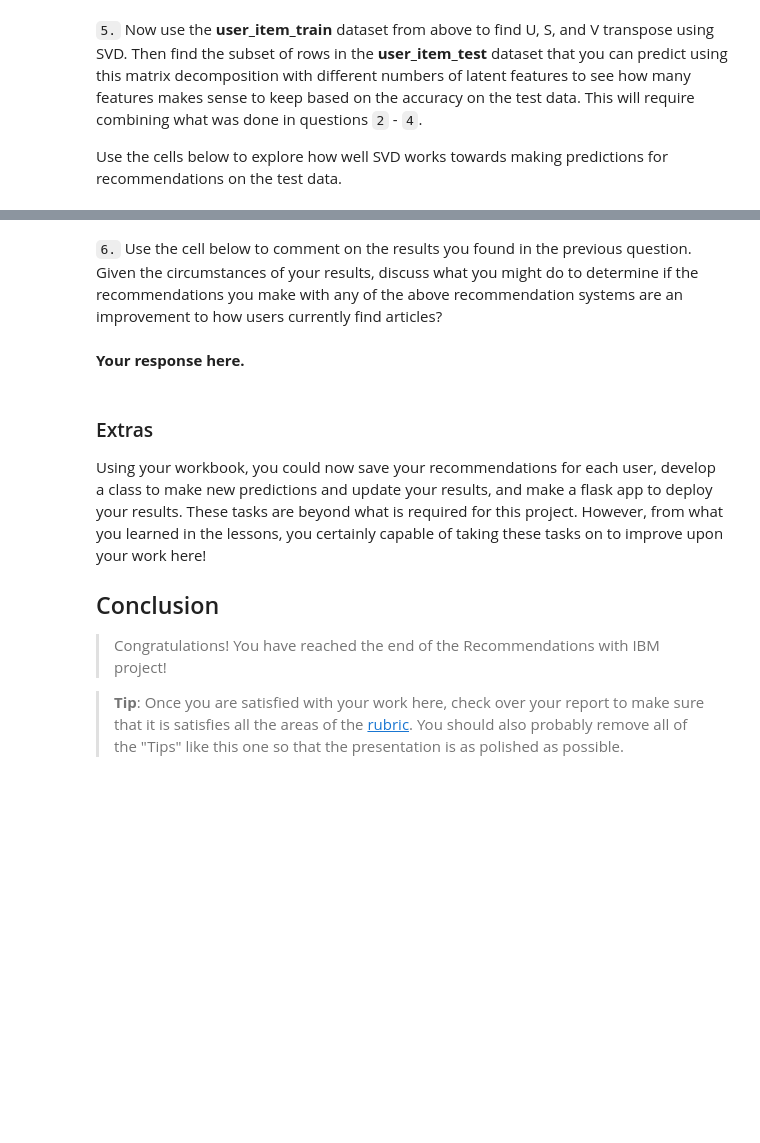
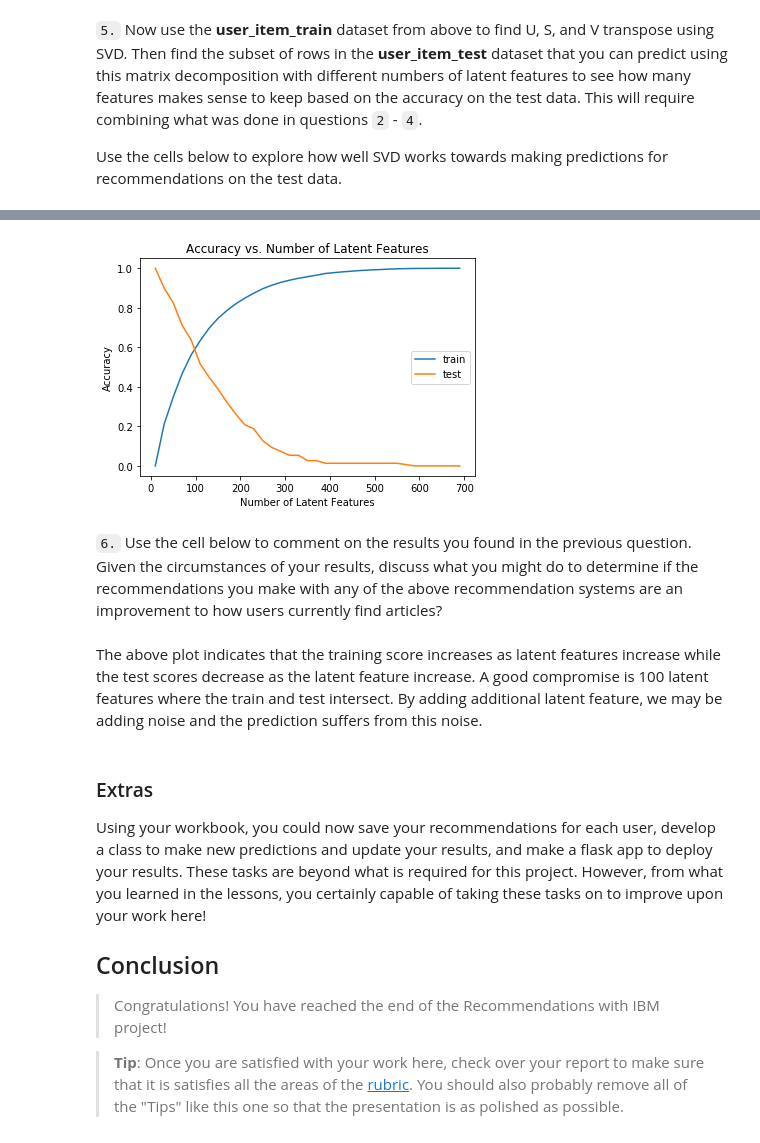
Before and after one commit to ocrush/data_science, a Jupyter notebook: recommendation_system/recommendations_with_ibm.ipynb, the cells around one changed output, grey strips where cells are left out. Drawn from its saved outputs; the diff is of its cells as text; code cells hidden in the pictures; blank space fills up the shorter version.

Commit message:
Finished required parts * user-user and svd recommendation system * plot for svd recommendation scores

```diff
--- a/recommendation_system/recommendations_with_ibm.ipynb
+++ b/recommendation_system/recommendations_with_ibm.ipynb
@@ -668,0 +1080,5 @@ u_train, s_train, vt_train = # fit svd similar to above then use the cells below
+# %%
+u_test = u_train[user_item_train.index.isin(user_item_test.index),:]
+# %%
+common_articles = (user_item_test.columns.isin(user_item_train.columns))
+common_articles[:10]
@@ -668,0 +1091,3 @@ u_train, s_train, vt_train = # fit svd similar to above then use the cells below
+# %%
+vt_test = vt_train[:, common_articles]
+vt_test
@@ -669,7 +1118,46 @@ u_train, s_train, vt_train = # fit svd similar to above then use the cells below
+# %%
+def normalize_data(data):
+    return (data - np.min(data)) / (np.max(data) - np.min(data))
+# %%
+num_latent_feats = np.arange(10,700+10,20)
+
+sum_train_errs = []
+sum_test_errs = []
+
+for k in num_latent_feats:
+    # restructure with k latent features
+    s_new, u_new, vt_new = np.diag(s_train[:k]), u_train[:, :k], vt_train[:k, :]
+    #### TRAIN
+    # take dot product
+    user_item_train_est = np.around(np.dot(np.dot(u_new, s_new), vt_new))
+    # compute error for each prediction to actual value
+    train_diffs = np.subtract(user_item_train, user_item_train_est)
+    # total errors and keep track of them
+    train_err = np.sum(np.sum(np.abs(train_diffs)))
+    sum_train_errs.append(train_err)
+
+    ### Test
+    u_test_new, vt_test_new = u_test[:, :k], vt_test[:k, :]
+    # take dot product
+    user_item_test_est = np.around(np.dot(np.dot(u_test_new, s_new), vt_test_new))
+    # compute error for each prediction to actual value
+    test_diffs = np.subtract(user_item_test[user_item_test.index.isin(common_users)], user_item_test_est)
+    # total errors and keep track of them
+    test_err = np.sum(np.sum(np.abs(test_diffs)))
+    sum_test_errs.append(test_err)
+
+plt.plot(num_latent_feats, 1 - normalize_data(sum_train_errs) ,label='train');
+plt.plot(num_latent_feats, 1 - normalize_data(sum_test_errs),label='test');
+plt.legend(loc='best')
+plt.xlabel('Number of Latent Features');
+plt.ylabel('Accuracy');
+plt.title('Accuracy vs. Number of Latent Features Normalized');
+# %% [output]
+[figure, added]
 # %% [markdown]
 `6.` Use the cell below to comment on the results you found in the previous question. Given the circumstances of your results, discuss what you might do to determine if the recommendations you make with any of the above recommendation systems are an improvement to how users currently find articles?
-# %% [markdown]
-**Your response here.**
+# %% [markdown]
+The above plot indicates that the training score increases as latent features increase while the test scores decrease as the latent feature increase.  A good compromise is 100 latent features where the train and test intersect.  By adding additional latent feature, we may be adding noise and the prediction suffers from this noise.
 # %% [markdown]
 <a id='conclusions'></a>
 ### Extras
```
Also changed, not shown: parts of 57 cells of this notebook.
